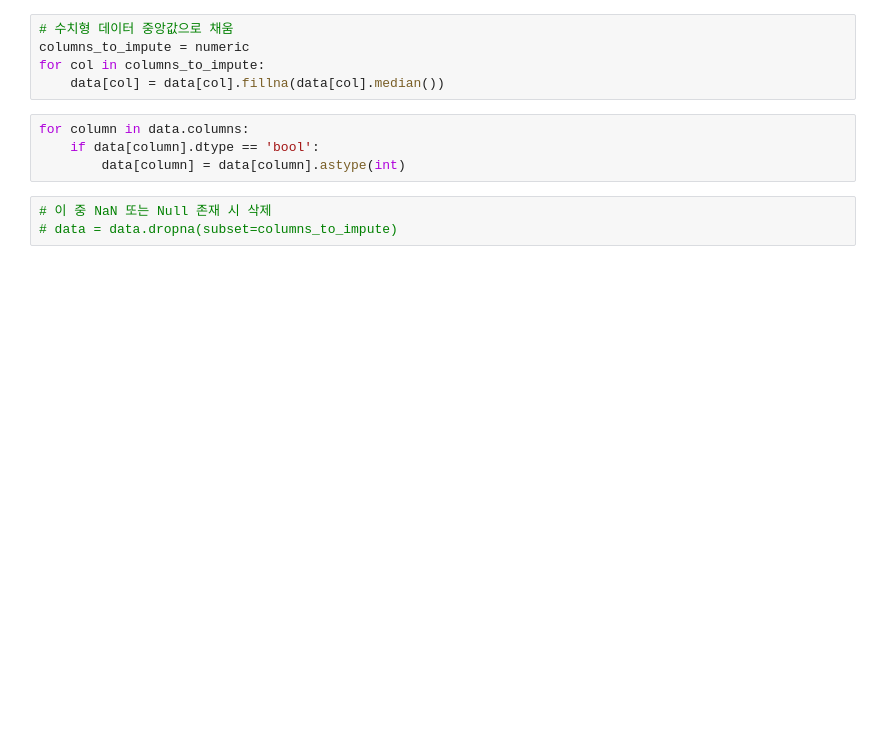
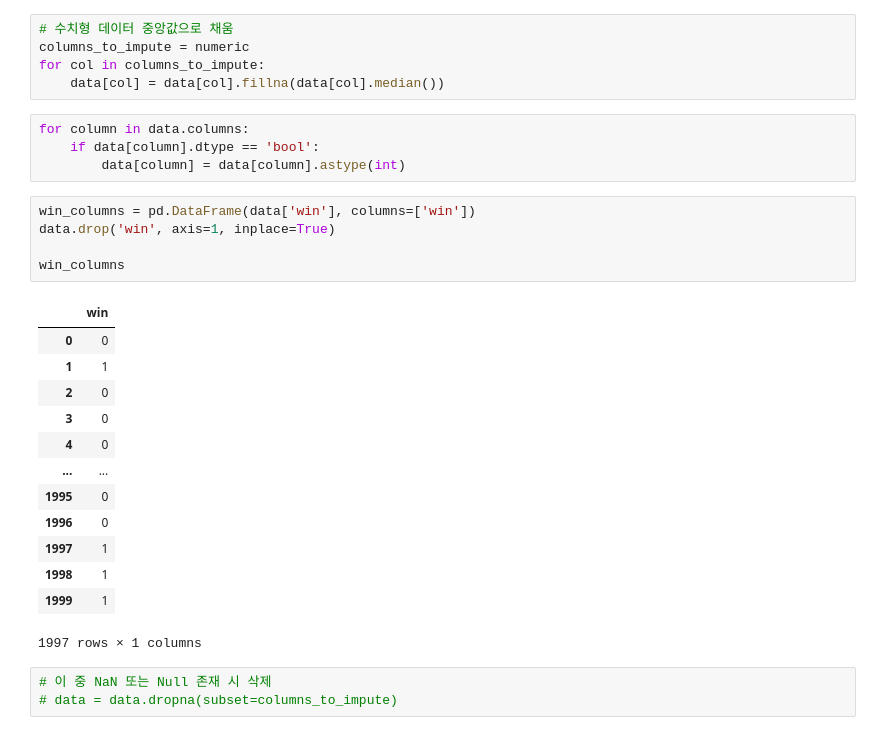
Before and after one commit to YoungHyeon1/Lab-scale, a Jupyter notebook: TabTF/TabTransformer.ipynb, the cells around one changed output. Cells and saved outputs as stored; diff of their text form; blank space fills up the shorter version.

```diff
--- a/TabTF/TabTransformer.ipynb
+++ b/TabTF/TabTransformer.ipynb
@@ -106,6 +106,25 @@ for col in columns_to_impute:
 for column in data.columns:
     if data[column].dtype == 'bool':
         data[column] = data[column].astype(int)
+# %%
+win_columns = pd.DataFrame(data['win'], columns=['win'])
+data.drop('win', axis=1, inplace=True)
+
+win_columns
+# %% [output]
+|  | win |
+| 0 | 0 |
+| 1 | 1 |
+| 2 | 0 |
+| 3 | 0 |
+| 4 | 0 |
+| ... | ... |
+| 1995 | 0 |
+| 1996 | 0 |
+| 1997 | 1 |
+| 1998 | 1 |
+| 1999 | 1 |
+1997 rows × 1 columns
 # %%
 # 이 중 NaN 또는 Null 존재 시 삭제
 # data = data.dropna(subset=columns_to_impute)
```
Also changed, not shown: parts of 23 cells of this notebook, 3 other files.
